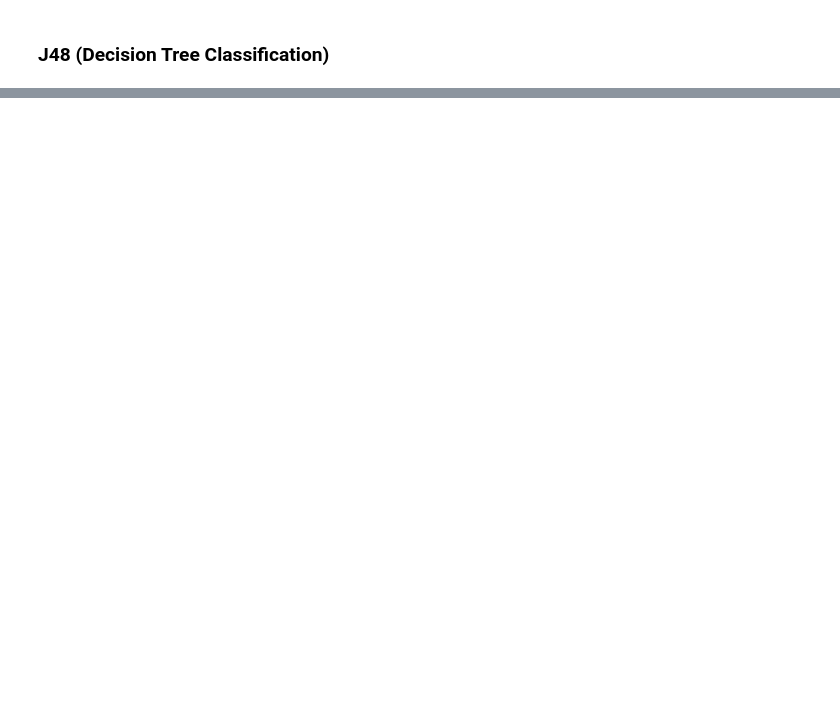
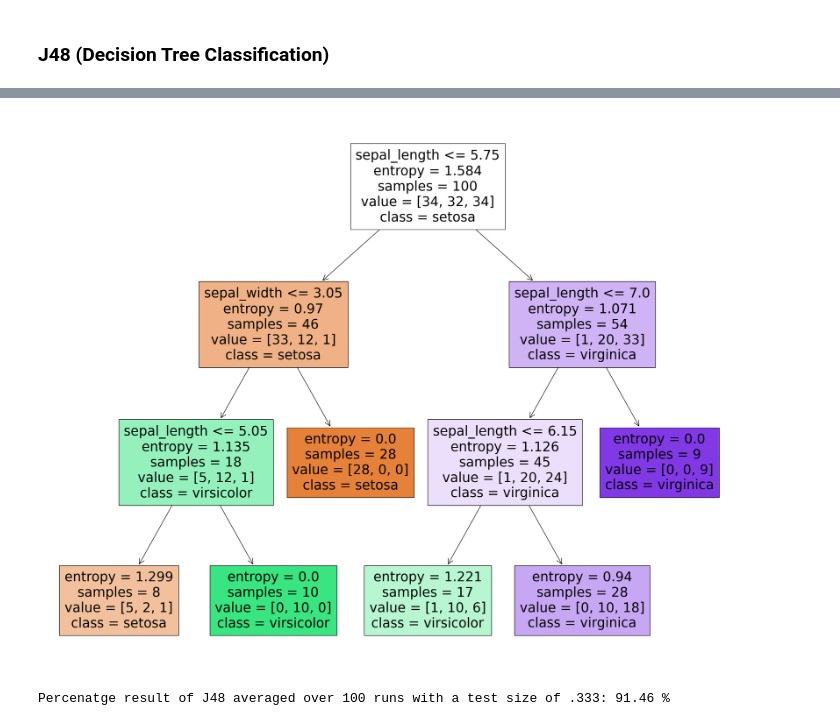
Before and after one commit to RochejamieGMIT/MachineLearning, a Jupyter notebook: project.ipynb, the cells around one changed output, grey strips where cells are left out. Saved outputs shown, nothing was run; the diff lists cells and outputs as text; code cells hidden in the pictures; blank space fills up the shorter version.

```diff
--- a/project.ipynb
+++ b/project.ipynb
@@ -482,0 +553,24 @@ No artists with labels found to put in legend.  Note that artists whose label st
+# %%
+fig = plt.figure(figsize=(25, 20))
+_ = DT.plot_tree(clf_entropy2,
+                 feature_names=['sepal_length','sepal_width'],
+                 class_names=['setosa','virsicolor','virginica'],
+                 filled=True)
+# %% [output]
+[figure, added]
+# %%
+SumJ48PCA = 0
+
+for x in range(100):
+    input_trainJ48PCA,input_testJ48PCA,output_trainJ48PCA,output_testJ48PCA = mod.train_test_split(XpcaNS,YpcaNS,test_size=0.333)
+    clf_entropy3 = DT.DecisionTreeClassifier(criterion = "entropy", random_state = 100, max_depth=3, min_samples_leaf=5)
+    clf_entropy3.fit(input_trainJ48PCA, output_trainJ48PCA)
+    probPCA = clf_entropy3.predict(input_testJ48PCA)
+    SumJ48PCA = SumJ48PCA + ((output_testJ48PCA != probPCA).sum())
+
+
+J48ResPCA = (((len(output_testJ48PCA)*100)-SumJ48PCA)/(len(output_testJ48PCA)*100))*100
+
+print("Percenatge result of J48 averaged over 100 runs with a test size of .333: " + str(J48ResPCA) + " %")
+# %% [output]
+Percenatge result of J48 averaged over 100 runs with a test size of .333: 91.46 %
```
Also changed, not shown: parts of 24 cells of this notebook.
